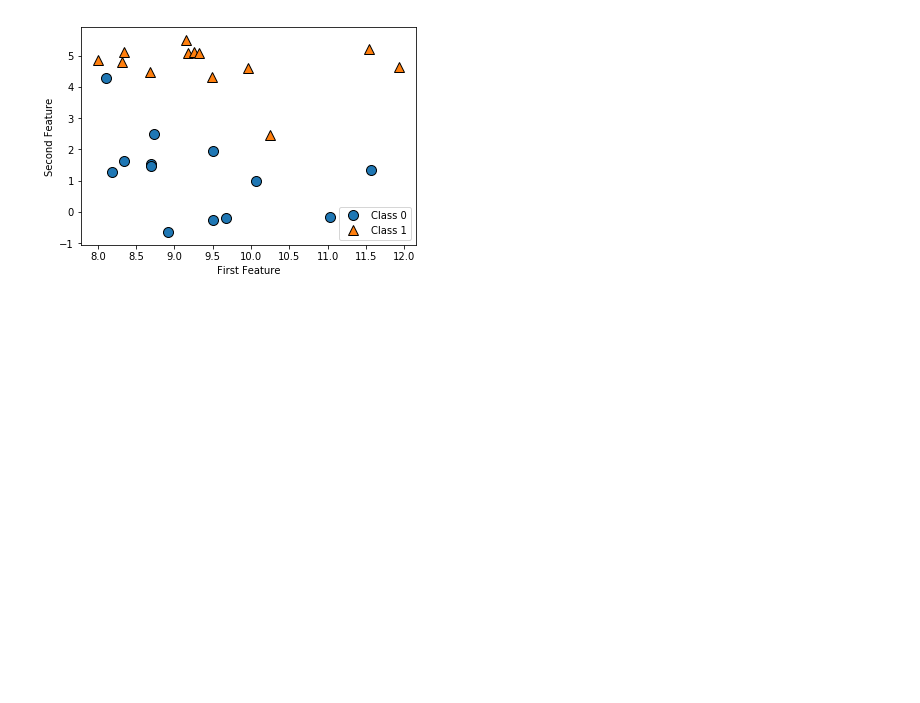
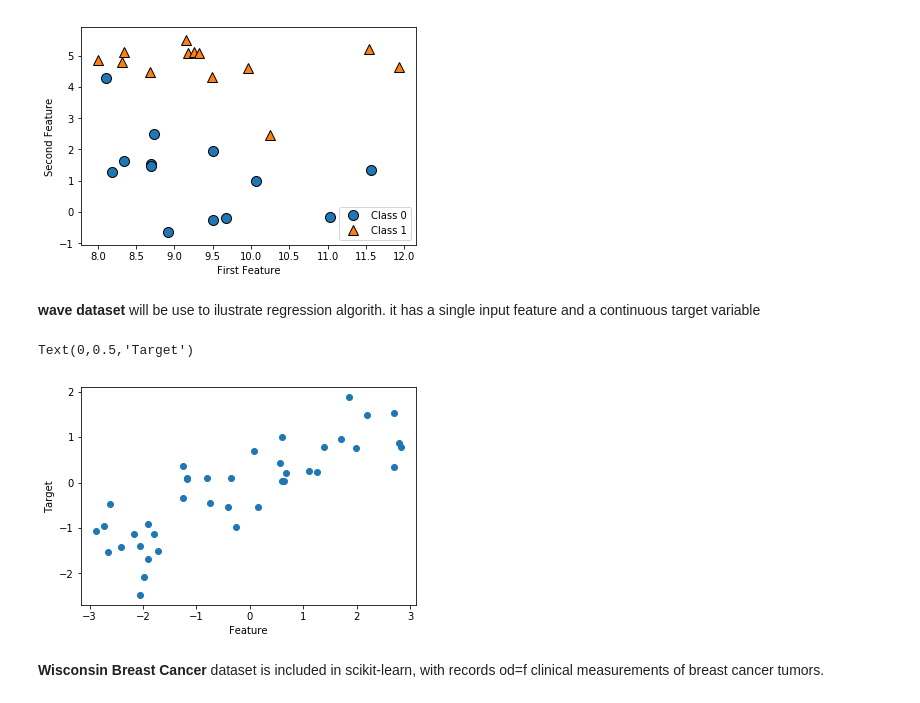
Before and after one commit to rodolfogarzon/MachineLearningWithPython, a Jupyter notebook: Chapter2/Supervised_Learning.ipynb, the cells around one changed output. Cells and saved outputs as stored; diff of their text form; code cells hidden in the pictures; blank space fills up the shorter version.

Commit message:
Add files via upload
Linear Regression, Ridge Regression

```diff
--- a/Chapter2/Supervised_Learning.ipynb
+++ b/Chapter2/Supervised_Learning.ipynb
@@ -40,3 +40,17 @@ X.shape: (26, 2)
 y.shape: (26,)
 [1 0 1 0 0 1 1 0 1 1 1 1 0 0 1 1 1 0 0 1 0 0 0 0 1 0]
 [figure]
+# %% [markdown]
+
+**wave dataset** will be use to ilustrate regression algorith.  it has a single input feature and a continuous target variable
+# %%
+X,y = mglearn.datasets.make_wave(n_samples = 40)
+plt.plot(X, y, 'o')
+plt.xlabel( "Feature")
+plt.ylabel( "Target" )
+# %% [output]
+Text(0,0.5,'Target')
+[figure, added]
+# %% [markdown]
+
+**Wisconsin Breast Cancer** dataset is included in scikit-learn, with records od=f clinical measurements of breast cancer tumors.
```
Also changed, not shown: parts of 24 cells of this notebook.
